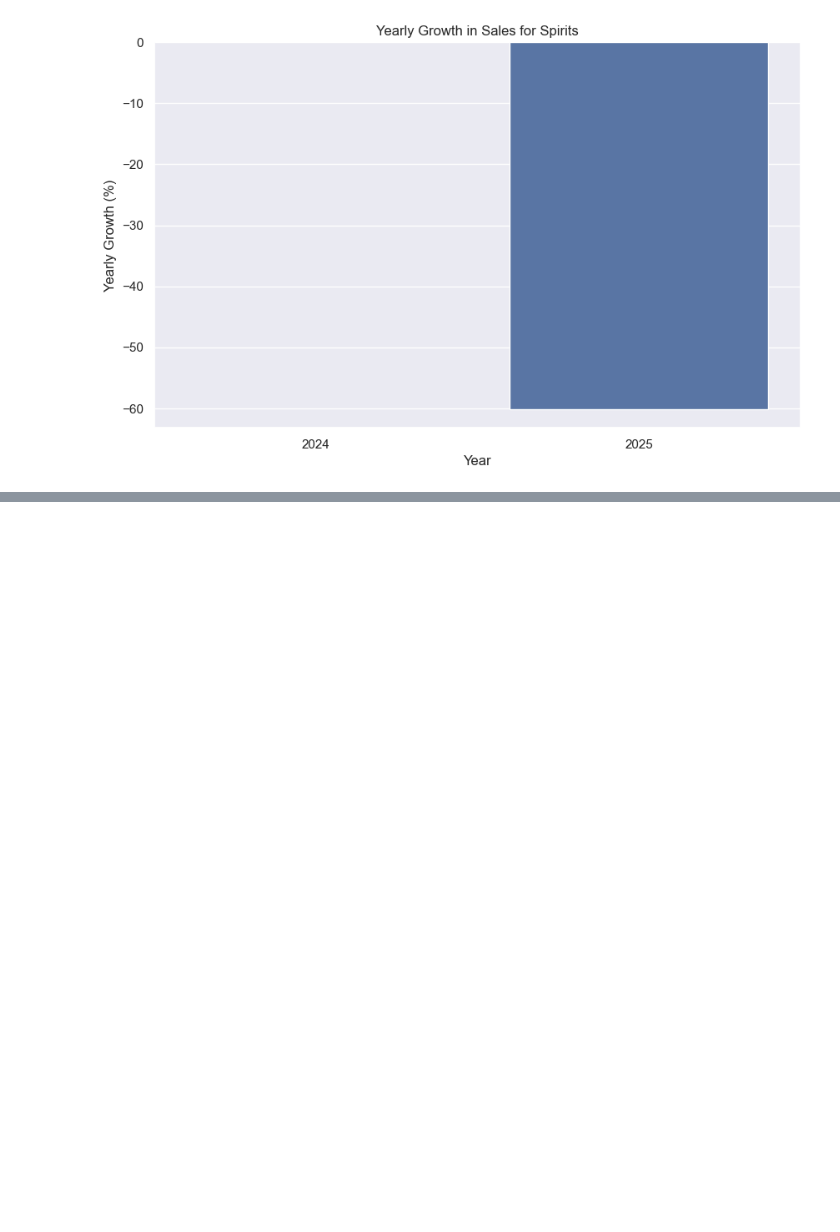
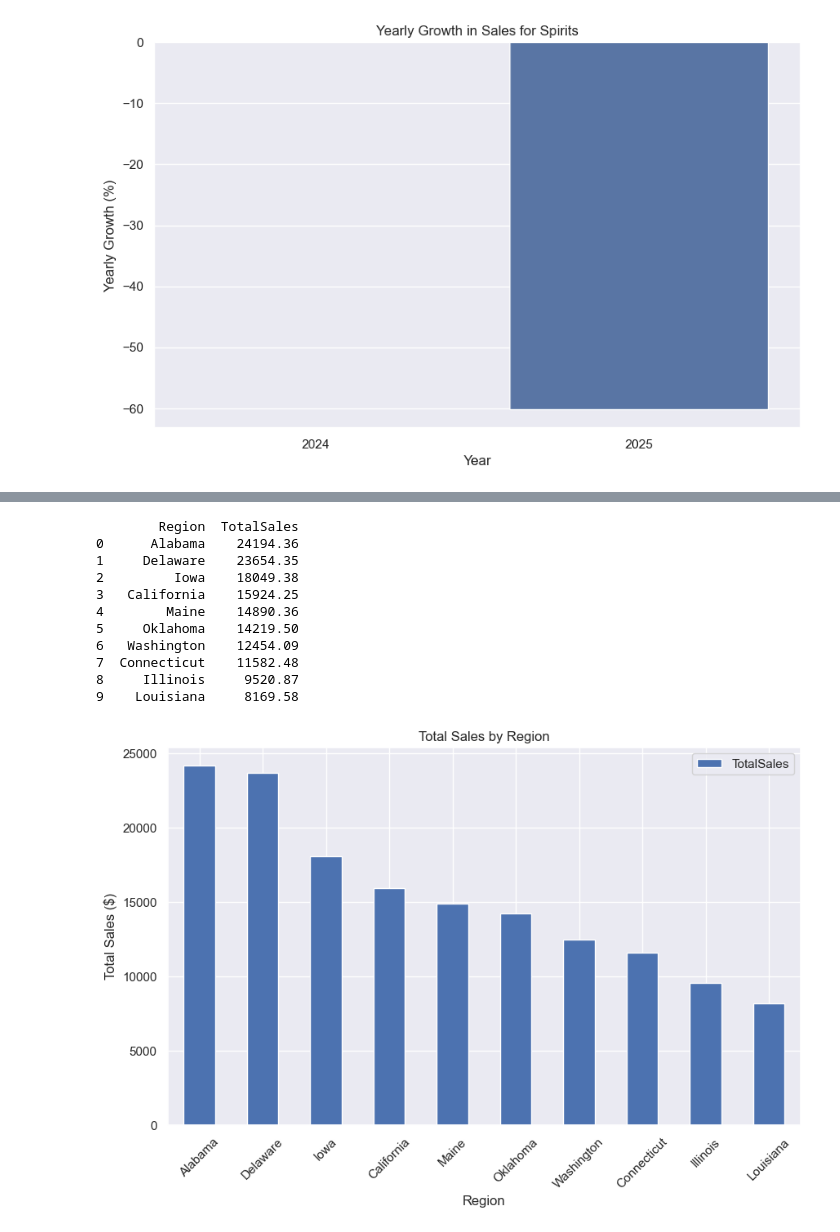
Before and after one commit to avidcyclist/ground_signal, a Jupyter notebook: notebooks/practice.ipynb, the cells around one changed output, grey strips where cells are left out. Cells and saved outputs as stored; diff of their text form; code cells hidden in the pictures; blank space fills up the shorter version.

```diff
--- a/notebooks/practice.ipynb
+++ b/notebooks/practice.ipynb
@@ -382,0 +468,36 @@ plt.show()
+# %%
+# Query: Regional total sales
+query = """
+SELECT sp.Region, SUM(s.TotalAmount) AS TotalSales
+FROM Sales s
+JOIN Products p ON s.ProductID = p.ProductID
+JOIN Suppliers sp ON p.SupplierID = sp.SupplierID
+GROUP BY sp.Region
+ORDER BY TotalSales DESC
+"""
+
+# Use context manager to query the database
+with sqlite3.connect("../data/sales_data.db") as conn:
+    df_sales_by_region = pd.read_sql_query(query, conn)
+
+# Display the results
+print(df_sales_by_region)
+
+# Visualize the results
+df_sales_by_region.plot(kind="bar", x="Region", y="TotalSales", title="Total Sales by Region")
+plt.ylabel("Total Sales ($)")
+plt.xticks(rotation=45)
+plt.show()
+# %% [output]
+        Region  TotalSales
+0      Alabama    24194.36
+1     Delaware    23654.35
+2         Iowa    18049.38
+3   California    15924.25
+4        Maine    14890.36
+5     Oklahoma    14219.50
+6   Washington    12454.09
+7  Connecticut    11582.48
+8     Illinois     9520.87
+9    Louisiana     8169.58
+[figure, added]
```
Also changed, not shown: parts of 13 cells of this notebook, 1 other file.
